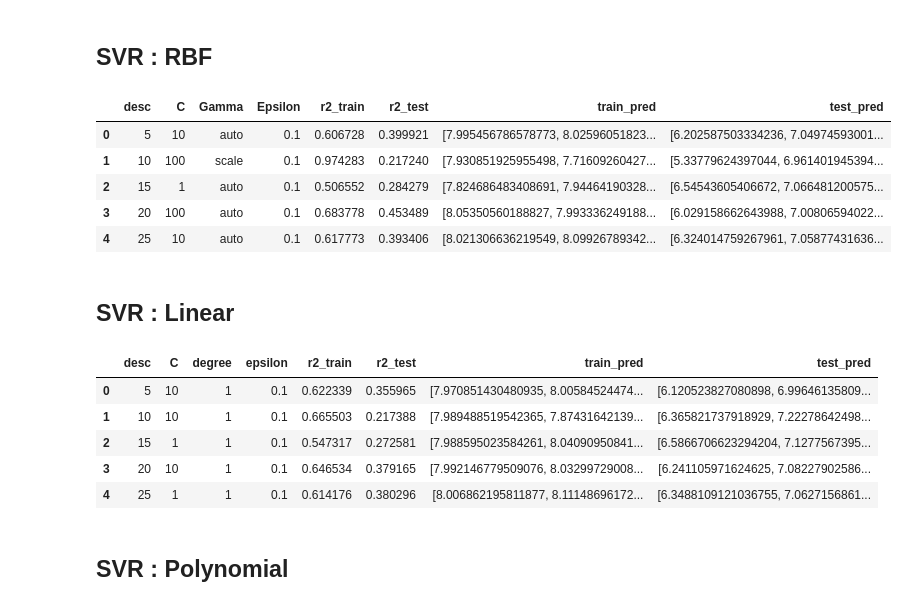
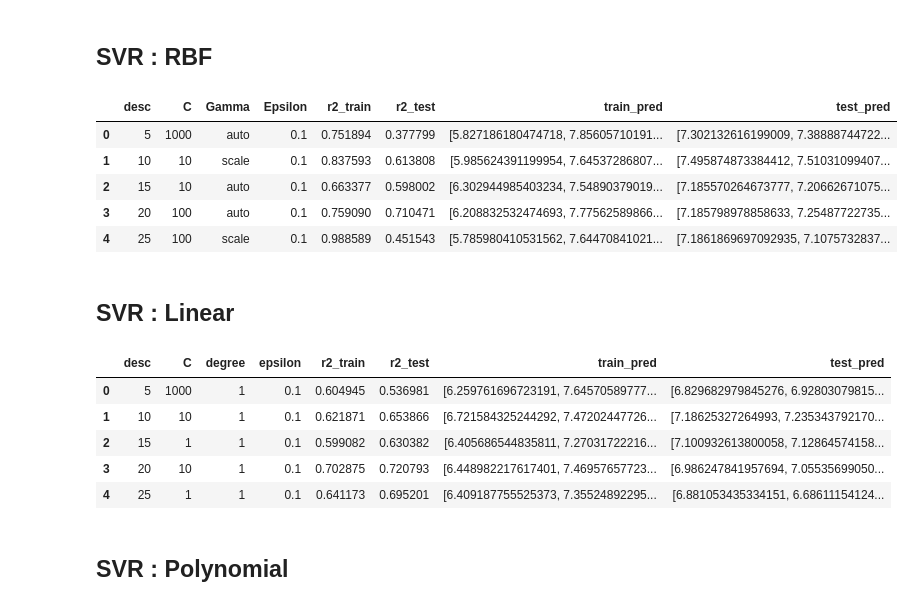
Before and after one commit to mfrizqi/FINAL_TA, a Jupyter notebook: all_united.ipynb, the cells around one changed output. Drawn from its saved outputs; the diff is of its cells as text; code cells hidden in the pictures.

```diff
--- a/all_united.ipynb
+++ b/all_united.ipynb
@@ -229,8 +221,8 @@ dimana 5
 # %%
 # Load train and test data
 # IMPORTANT! LOOK AT THE LOADED FILES
-train = joblib.load('./p/0003/train_0003.pkl', 'rb')
-test = joblib.load('./p/0003/test_0003.pkl', 'rb')
+train = joblib.load('./p/0005/train_0005.pkl', 'rb')
+test = joblib.load('./p/0005/test_0005.pkl', 'rb')
 
 # Create params for kernels
 param_rbf={
@@ -254,11 +246,11 @@ param_poly={
 # Create list of descriptors set
 # IMPORTANT! MUST BE SAME AS LOADED TRAIN & TEST
 bd_list = []
-bd_5 = joblib.load('./p/0003_n1/best_0003_0.pkl')
-bd_10 = joblib.load('./p/0003_n1/best_0003_1.pkl')
-bd_15 = joblib.load('./p/0003_n1/best_0003_2.pkl')
-bd_20 = joblib.load('./p/0003_n1/best_0003_3.pkl')
-bd_25 = joblib.load('./p/0003_n1/best_0003_4.pkl')
+bd_5 = joblib.load('./p/0005_n1/best_0005_5.pkl')
+bd_10 = joblib.load('./p/0005_n1/best_0005_10.pkl')
+bd_15 = joblib.load('./p/0005_n1/best_0005_15.pkl')
+bd_20 = joblib.load('./p/0005_n1/best_0005_20.pkl')
+bd_25 = joblib.load('./p/0005_n1/best_0005_25.pkl')
 bd_list.extend([bd_5,bd_10,bd_15,bd_20,bd_25])
 # %% [markdown]
 ## SVR : RBF
@@ -305,14 +297,16 @@ for i in tqdm(range(len(bd_list))):
     r2_rbf = r2_rbf.append(pd.Series([len(bd_list[i]),param_c, param_gamma, param_epsilon, r2_train, r2_test, y_train_pred, y_test_pred], index=r2_rbf.columns ), ignore_index=True)
 # %%
 # joblib.dump(r2_rbf, './p/0003/r2_rbf_0003.pkl')
+# r2_rbf
+r2_rbf = joblib.load('./p/0005_n1/r2_rbf.pkl')
 r2_rbf
 # %% [output]
 |  | desc | C | Gamma | Epsilon | r2_train | r2_test | train_pred | test_pred |
-| 0 | 5 | 10 | auto | 0.1 | 0.606728 | 0.399921 | [7.995456786578773, 8.02596051823... | [6.202587503334236, 7.04974593001... |
-| 1 | 10 | 100 | scale | 0.1 | 0.974283 | 0.217240 | [7.930851925955498, 7.71609260427... | [5.33779624397044, 6.961401945394... |
-| 2 | 15 | 1 | auto | 0.1 | 0.506552 | 0.284279 | [7.824686483408691, 7.94464190328... | [6.54543605406672, 7.066481200575... |
-| 3 | 20 | 100 | auto | 0.1 | 0.683778 | 0.453489 | [8.05350560188827, 7.993336249188... | [6.029158662643988, 7.00806594022... |
-| 4 | 25 | 10 | auto | 0.1 | 0.617773 | 0.393406 | [8.021306636219549, 8.09926789342... | [6.324014759267961, 7.05877431636... |
+| 0 | 5 | 1000 | auto | 0.1 | 0.751894 | 0.377799 | [5.827186180474718, 7.85605710191... | [7.302132616199009, 7.38888744722... |
+| 1 | 10 | 10 | scale | 0.1 | 0.837593 | 0.613808 | [5.985624391199954, 7.64537286807... | [7.495874873384412, 7.51031099407... |
+| 2 | 15 | 10 | auto | 0.1 | 0.663377 | 0.598002 | [6.302944985403234, 7.54890379019... | [7.185570264673777, 7.20662671075... |
+| 3 | 20 | 100 | auto | 0.1 | 0.759090 | 0.710471 | [6.208832532474693, 7.77562589866... | [7.185798978858633, 7.25487722735... |
+| 4 | 25 | 100 | scale | 0.1 | 0.988589 | 0.451543 | [5.785980410531562, 7.64470841021... | [7.1861869697092935, 7.1075732837... |
 # %% [markdown]
 ## SVR : Linear
 # %%
@@ -358,14 +352,16 @@ for i in tqdm(range(len(bd_list))):
     r2_linear = r2_linear.append(pd.Series([len(bd_list[i]),param_c, param_degree, param_epsilon, r2_train, r2_test, y_train_pred, y_test_pred], index=r2_linear.columns ), ignore_index=True)
 # %%
 # joblib.dump(r2_linear, './p/r2_linear_0003.pkl')
+# r2_linear
+r2_linear = joblib.load('./p/0005_n1/r2_linear.pkl')
 r2_linear
 # %% [output]
 |  | desc | C | degree | epsilon | r2_train | r2_test | train_pred | test_pred |
-| 0 | 5 | 10 | 1 | 0.1 | 0.622339 | 0.355965 | [7.970851430480935, 8.00584524474... | [6.120523827080898, 6.99646135809... |
-| 1 | 10 | 10 | 1 | 0.1 | 0.665503 | 0.217388 | [7.989488519542365, 7.87431642139... | [6.365821737918929, 7.22278642498... |
-| 2 | 15 | 1 | 1 | 0.1 | 0.547317 | 0.272581 | [7.988595023584261, 8.04090950841... | [6.5866706623294204, 7.1277567395... |
-| 3 | 20 | 10 | 1 | 0.1 | 0.646534 | 0.379165 | [7.992146779509076, 8.03299729008... | [6.241105971624625, 7.08227902586... |
-| 4 | 25 | 1 | 1 | 0.1 | 0.614176 | 0.380296 | [8.006862195811877, 8.11148696172... | [6.3488109121036755, 7.0627156861... |
+| 0 | 5 | 1000 | 1 | 0.1 | 0.604945 | 0.536981 | [6.259761696723191, 7.64570589777... | [6.829682979845276, 6.92803079815... |
+| 1 | 10 | 10 | 1 | 0.1 | 0.621871 | 0.653866 | [6.721584325244292, 7.47202447726... | [7.18625327264993, 7.235343792170... |
+| 2 | 15 | 1 | 1 | 0.1 | 0.599082 | 0.630382 | [6.405686544835811, 7.27031722216... | [7.100932613800058, 7.12864574158... |
+| 3 | 20 | 10 | 1 | 0.1 | 0.702875 | 0.720793 | [6.448982217617401, 7.46957657723... | [6.986247841957694, 7.05535699050... |
+| 4 | 25 | 1 | 1 | 0.1 | 0.641173 | 0.695201 | [6.409187755525373, 7.35524892295... | [6.881053435334151, 6.68611154124... |
 # %% [markdown]
 ## SVR : Polynomial
 # %%
```
Also changed, not shown: parts of 26 cells of this notebook, 43 other files.
